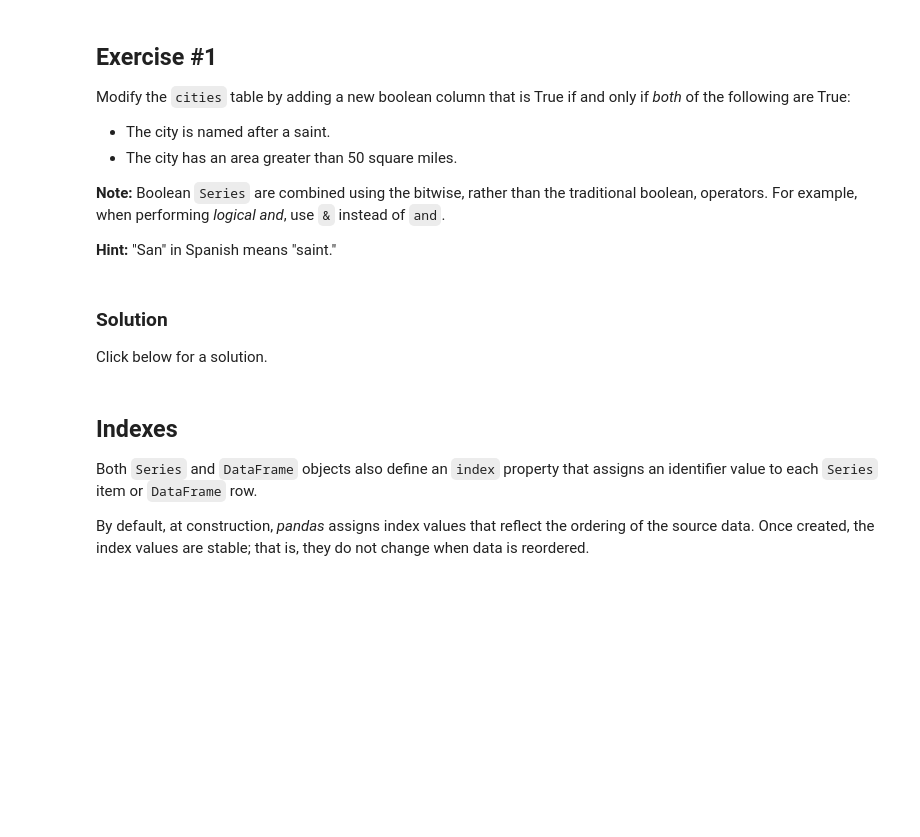
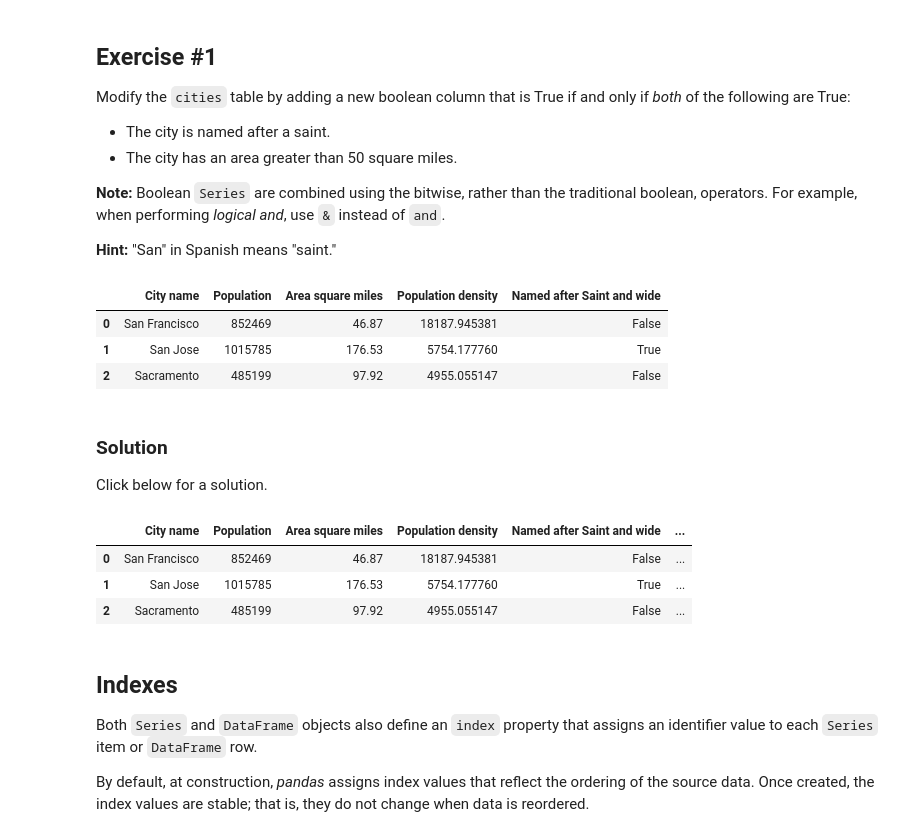
Before and after one commit to satishcse/ML_by_Google, a Jupyter notebook: ml/cc/prework/intro_to_pandas.ipynb, the cells around one changed output. Cells and saved outputs as stored; diff of their text form; code cells hidden in the pictures; blank space fills up the shorter version.

```diff
--- a/ml/cc/prework/intro_to_pandas.ipynb
+++ b/ml/cc/prework/intro_to_pandas.ipynb
@@ -123,3 +188,13 @@ Modify the `cities` table by adding a new boolean column that is True if and onl
+# %%
+# Your code here
+# cities.head()
+cities['Named after Saint and wide'] = (cities['Area square miles'] > 50) & cities['City name'].apply(lambda name: name.startswith('San'))
+cities
+# %% [output]
+|  | City name | Population | Area square miles | Population density | Named after Saint and wide |
+| 0 | San Francisco | 852469 | 46.87 | 18187.945381 | False |
+| 1 | San Jose | 1015785 | 176.53 | 5754.177760 | True |
+| 2 | Sacramento | 485199 | 97.92 | 4955.055147 | False |
 # %% [markdown]
 ### Solution
 
@@ -127,6 +202,11 @@ Click below for a solution.
 # %%
 cities['Is wide and has saint name'] = (cities['Area square miles'] > 50) & cities['City name'].apply(lambda name: name.startswith('San'))
 cities
+# %% [output]
+|  | City name | Population | Area square miles | Population density | Named after Saint and wide | ... |
+| 0 | San Francisco | 852469 | 46.87 | 18187.945381 | False | ... |
+| 1 | San Jose | 1015785 | 176.53 | 5754.177760 | True | ... |
+| 2 | Sacramento | 485199 | 97.92 | 4955.055147 | False | ... |
 # %% [markdown]
 ## Indexes
 Both `Series` and `DataFrame` objects also define an `index` property that assigns an identifier value to each `Series` item or `DataFrame` row.
```
Also changed, not shown: parts of 21 cells of this notebook.
